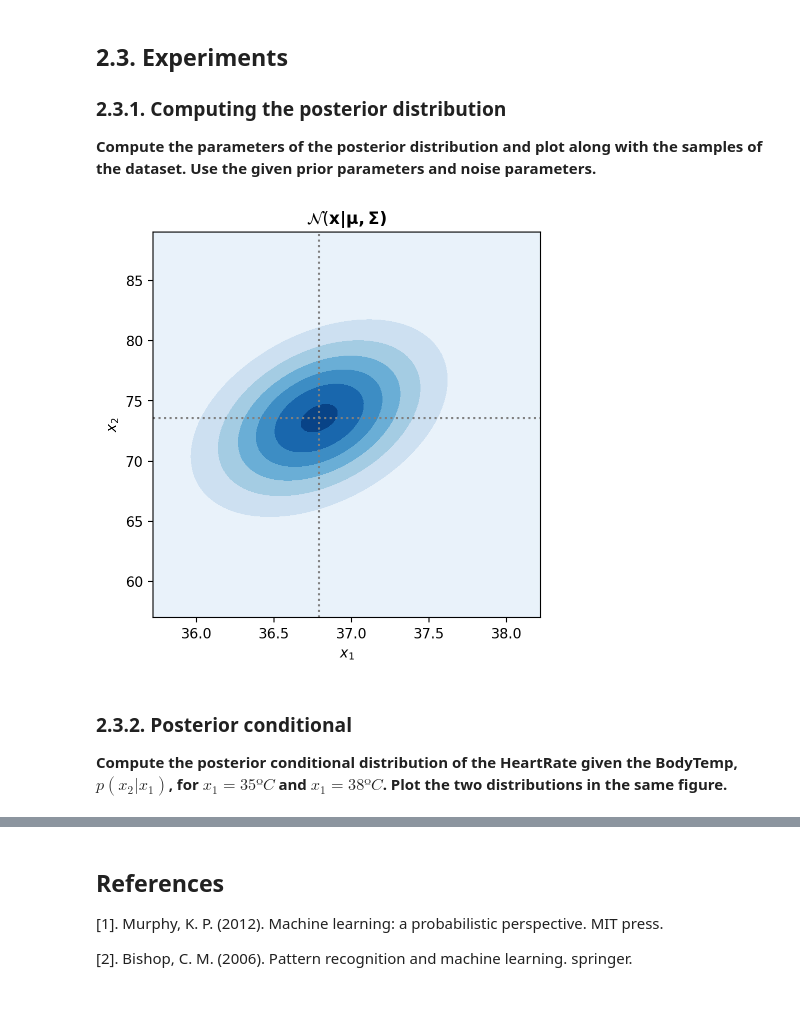
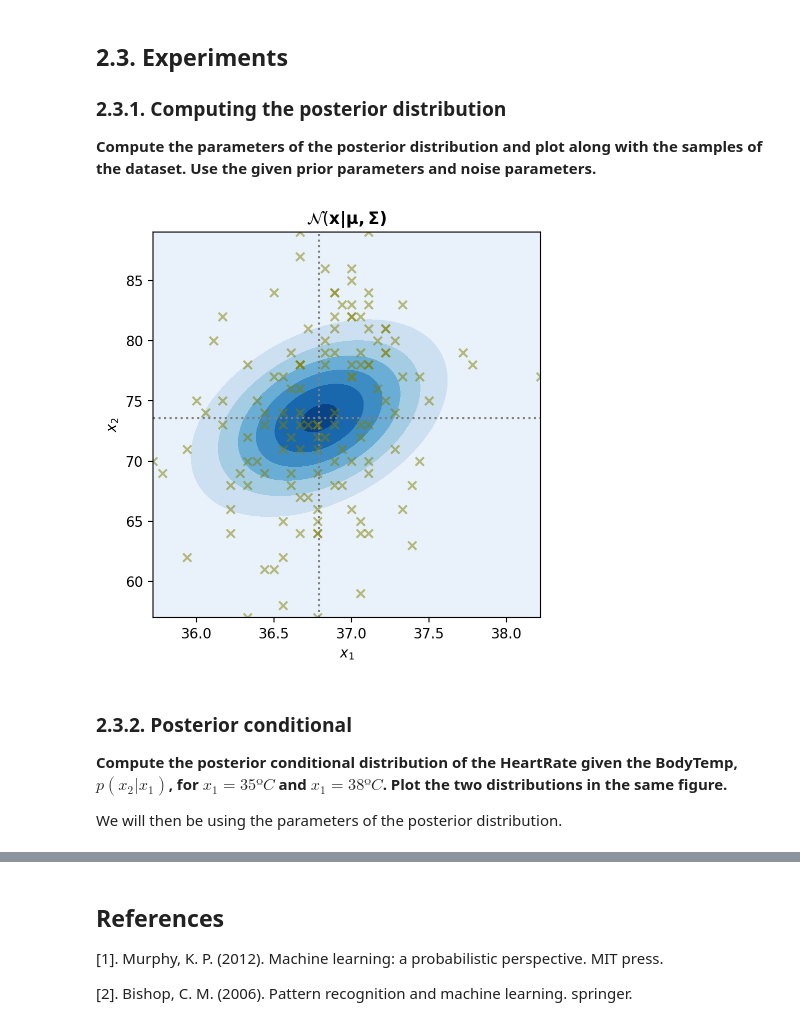
Before and after one commit to oscar-02-5/lab_unsupervised_continuous, a Jupyter notebook: lab_unsupervised_continuous_students.ipynb, the cells around one changed output, grey strips where cells are left out. Saved outputs shown, nothing was run; the diff lists cells and outputs as text; code cells hidden in the pictures.

```diff
--- a/lab_unsupervised_continuous_students.ipynb
+++ b/lab_unsupervised_continuous_students.ipynb
@@ -237,14 +265,8 @@ mu0, var0 = np.mean(Y),np.var(Y)
 mu,var = post_gaussian(mu0, var0, var_y, Y)
 sigma = np.sqrt(var)
 
-plt.figure(figsize=(8, 6))
-p = normal.pdf(y_domain, mu, sigma)
-plt.plot(y_domain, p, label=r'$\mu_post$=' + str(round(mu,3)) + ', $\sigma_post^2=' + str(round(sigma**2,3)) + '$')
-plt.fill_between(y_domain, 0, p, alpha=0.3 )
-plt.legend(loc='best')
-plt.xlabel(r'$x$')
-plt.ylabel(r'$ p(x; \mu_x, \sigma_x^2) $')
-ttl=plt.title('Gaussian distribution (BodyTemp)')
+plot_gaussian(mu, sigma, y_domain,
+              title=r'Gaussian distribution of $ \mathtt{BodyTemp} $')
 ax = plt.subplot()
 ax.scatter(Y, np.zeros_like(Y), marker='x', color='tab:blue', alpha=0.4)
 
@@ -260,14 +282,8 @@ mu0, var0 = np.mean(Y),np.var(Y)
 mu,var = post_gaussian(mu0, var0, var_y, Y)
 sigma = np.sqrt(var)
 
-plt.figure(figsize=(8, 6))
-p = normal.pdf(y_domain, mu, sigma)
-plt.plot(y_domain, p, label=r'$\mu_post$=' + str(round(mu,3)) + ', $\sigma_post^2=' + str(round(sigma**2,3)) + '$')
-plt.fill_between(y_domain, 0, p, alpha=0.3 )
-plt.legend(loc='best')
-plt.xlabel(r'$x$')
-plt.ylabel(r'$ p(x; \mu_x, \sigma_x^2) $')
-ttl=plt.title('Gaussian distribution (Heart rate)')
+plot_gaussian(mu, sigma, y_domain,
+              title=r'Gaussian distribution of $ \mathtt{HeartRate} $')
 ax = plt.subplot()
 ax.scatter(Y, np.zeros_like(Y), marker='x', color='tab:blue', alpha=0.4)
 # %% [output]
@@ -485,36 +501,43 @@ def post_mgaussian(Y: np.ndarray, mu0: np.ndarray,
     mu_N = mu_N_raw.flatten()
 
     return mu_N, Sigma_N
 
 
 # Load dataset
 Y = data[['BodyTemp', 'HeartRate']].values
 
 # Noise params
 Sigma_y = np.array([[5**2, 10**2], [10**2, 50**2]])
 
 # Prior params
 mu0 = np.array([36.5, 70])
 Sigma0 = np.array([[3**2, 0], [0, 20**2]])
 
 # Get the posterior parameters
-mu_N, Sigma_N = post_mgaussian(Y, mu0, Sigma0, Sigma_y)
+mu_N, Sigma_N = post_mgaussian(Y, mu0, Sigma0, Sigma_y) #type: ignore
 
 # Get the grids for both dims
 Y1_min, Y2_min = np.min(Y, axis=0)
 Y1_max, Y2_max = np.max(Y, axis=0)
 
 Y1_grid = np.linspace(Y1_min, Y1_max, 100)
 Y2_grid = np.linspace(Y2_min, Y2_max, 100)
 
 # Get an axis on which to plot into
 fig, ax = plt.subplots(1,1, figsize=(5,5))
 
 # Plot the gaussian
 plot_bi_gaussian(mu_N, Sigma_N, Y1_grid, Y2_grid, ax)
+
+# Plot the data points
+Y1 = data["BodyTemp"]
+Y2 = data["HeartRate"]
+_= plt.scatter(Y1, Y2, marker='x', alpha=0.5, color="olive")
 # %% [output]
-[figure, old version]
+[figure, new version]
 # %% [markdown]
 ### 2.3.2. Posterior conditional
 
 **Compute the posterior conditional distribution of the HeartRate given the BodyTemp, $p(x_2|x_1)$, for $x_1=35ºC$ and $x_1=38ºC$. Plot the two distributions in the same figure.**
+
+We will then be using the parameters of the posterior distribution.
```
Also changed, not shown: parts of 7 cells of this notebook.
